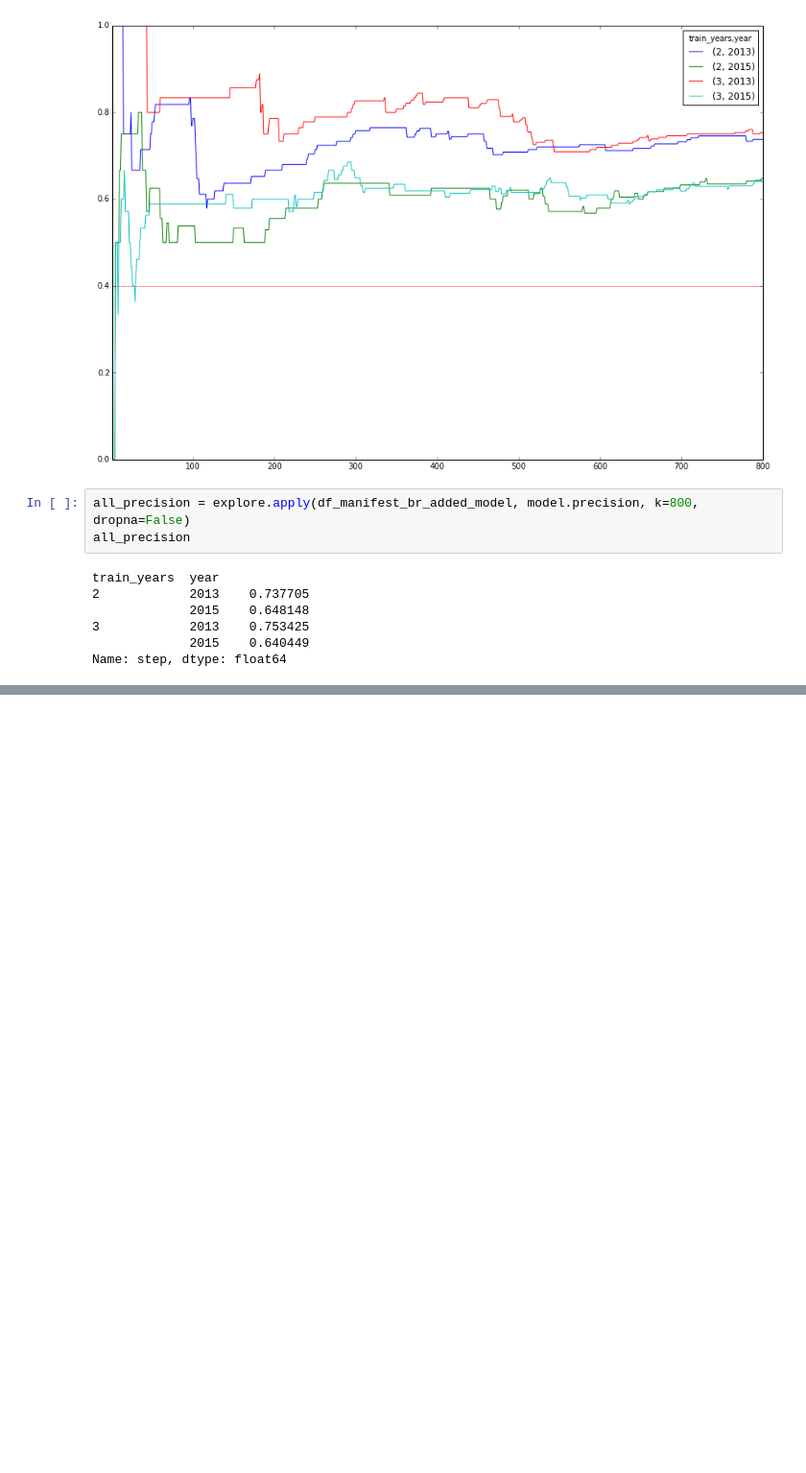
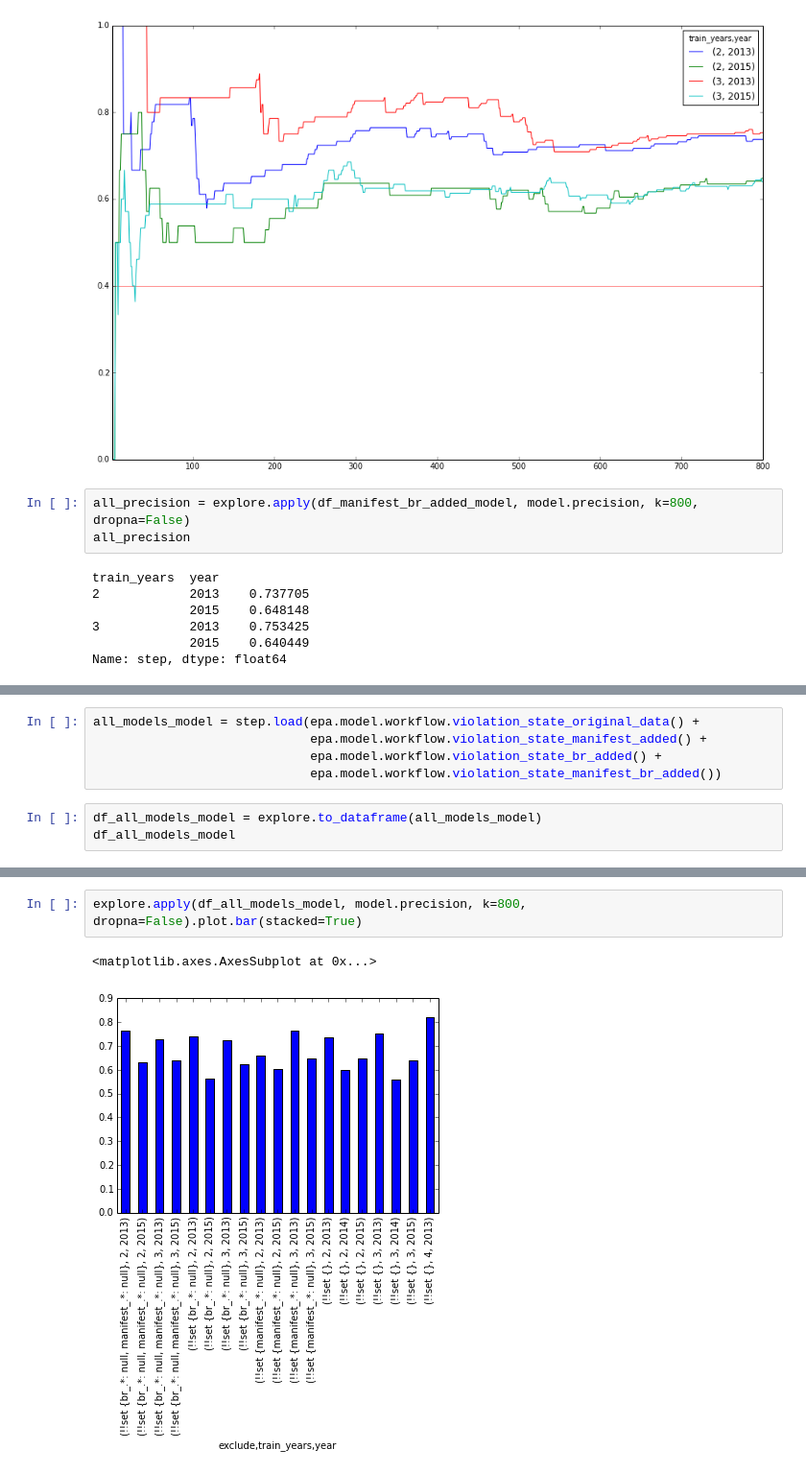
Before and after one commit to dssg/rcra, a Jupyter notebook: exploring/Comparing Data Additions.ipynb, the cells around one changed output, grey strips where cells are left out. Shown at 96% size. Saved outputs shown, nothing was run; the diff lists cells and outputs as text; blank space fills up the shorter version.

```diff
--- a/exploring/Comparing Data Additions.ipynb
+++ b/exploring/Comparing Data Additions.ipynb
@@ -197,0 +202,8 @@ original_precision.plot(kind = 'bar',ax=axes[1,1], figsize=(13,13)); axes[1,1].s
+# %%
+all_models_model = step.load(epa.model.workflow.violation_state_original_data() +
+                             epa.model.workflow.violation_state_manifest_added() +
+                             epa.model.workflow.violation_state_br_added() +
+                             epa.model.workflow.violation_state_manifest_br_added())
+# %%
+df_all_models_model = explore.to_dataframe(all_models_model)
+df_all_models_model
@@ -200,0 +230,5 @@ AttributeError: 'module' object has no attribute 'style'
+# %%
+explore.apply(df_all_models_model, model.precision, k=800, dropna=False).plot.bar(stacked=True)
+# %% [output]
+<matplotlib.axes.AxesSubplot at 0x...>
+[figure, added]
```
Also changed, not shown: parts of 9 cells of this notebook.
